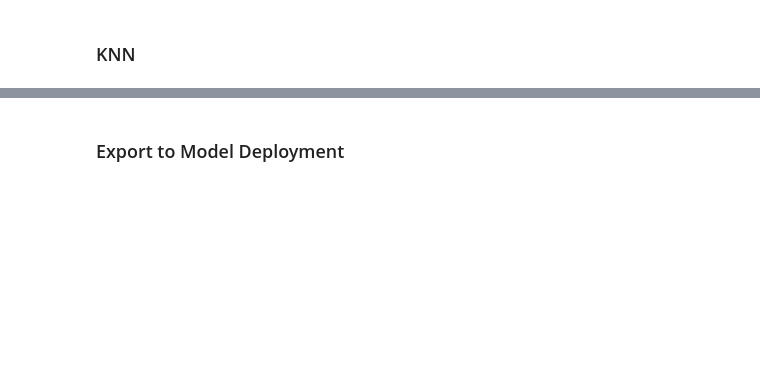
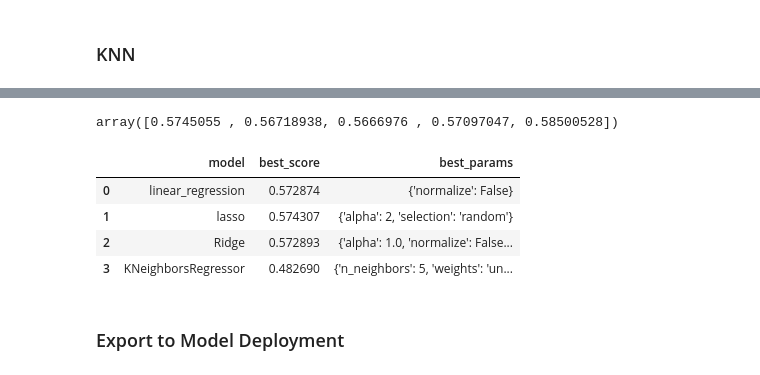
Before and after one commit to alanjoe12/Sales_Prediction, a Jupyter notebook: Sales_prediction.ipynb, the cells around one changed output, grey strips where cells are left out. Saved outputs shown, nothing was run; the diff lists cells and outputs as text; code cells hidden in the pictures; blank space fills up the shorter version.

```diff
--- a/Sales_prediction.ipynb
+++ b/Sales_prediction.ipynb
@@ -398,3 +392,74 @@ MAE 987.1565156563682
+# %%
+from sklearn.model_selection import ShuffleSplit
+from sklearn.model_selection import cross_val_score
+
+cv = ShuffleSplit(n_splits=5, test_size=0.2, random_state=10)
+
+cross_val_score(LinearRegression(), X, y, cv=cv)
+# %% [output]
+array([0.5745055 , 0.56718938, 0.5666976 , 0.57097047, 0.58500528])
+# %%
+from sklearn.model_selection import GridSearchCV
+
+def find_best_model_using_gridsearchcv(X,y):
+    algos = {
+        'linear_regression' : {
+            'model': LinearRegression(),
+            'params': {
+                'normalize': [True, False]
+            }
+        },
+        'lasso': {
+            'model': Lasso(),
+            'params': {
+                'alpha': [1,2],
+                'selection': ['random', 'cyclic']
+            }
+
+
+        },
+        'Ridge': {
+            'model': Ridge(),
+            'params': {
+                'alpha': [1.0],
+                'normalize': [True, False],
+                'solver': ['auto']
+
+            }
+
+
+        },
+        'KNeighborsRegressor': {
+            'model': KNeighborsRegressor(),
+            'params': {
+                'n_neighbors': [5],
+                'weights': ['uniform']
+            }
+
+
+        }
+
+    }
+    scores = []
+    cv = ShuffleSplit(n_splits=5, test_size=0.2, random_state=10)
+    for algo_name, config in algos.items():
+        gs =  GridSearchCV(config['model'], config['params'], cv=cv, return_train_score=False)
+        gs.fit(X,y)
+        scores.append({
+            'model': algo_name,
+            'best_score': gs.best_score_,
+            'best_params': gs.best_params_
+        })
+
+    return pd.DataFrame(scores,columns=['model','best_score','best_params'])
+
+find_best_model_using_gridsearchcv(X,y)
+# %% [output]
+|  | model | best_score | best_params |
+| 0 | linear_regression | 0.572874 | {'normalize': False} |
+| 1 | lasso | 0.574307 | {'alpha': 2, 'selection': 'random'} |
+| 2 | Ridge | 0.572893 | {'alpha': 1.0, 'normalize': False... |
+| 3 | KNeighborsRegressor | 0.482690 | {'n_neighbors': 5, 'weights': 'un... |
 # %% [markdown]
 ### Export to Model Deployment
 # %%
```
Also changed, not shown: parts of 19 cells of this notebook, 4 other files.
